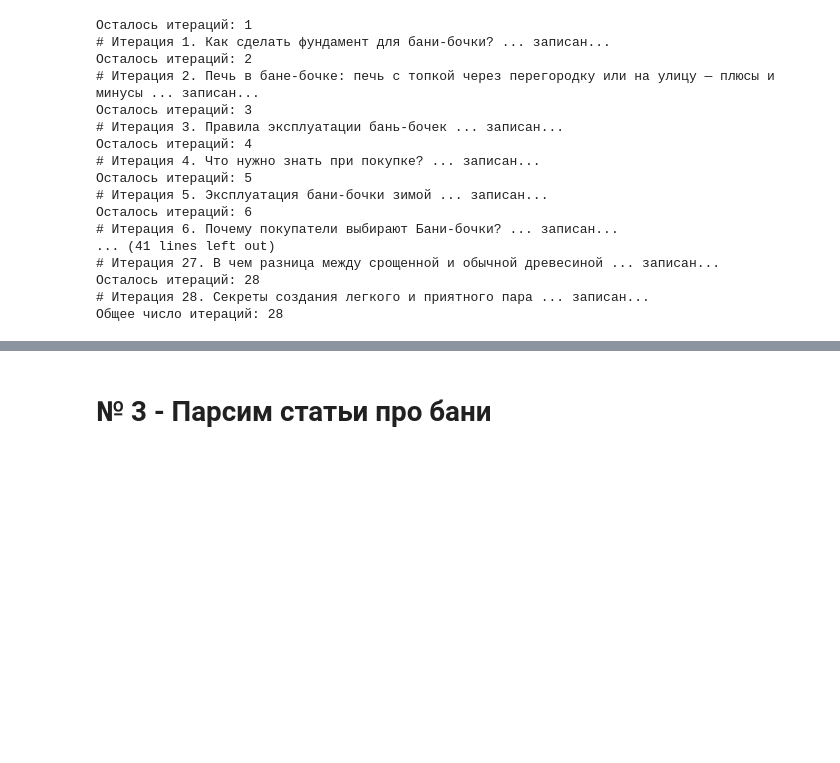
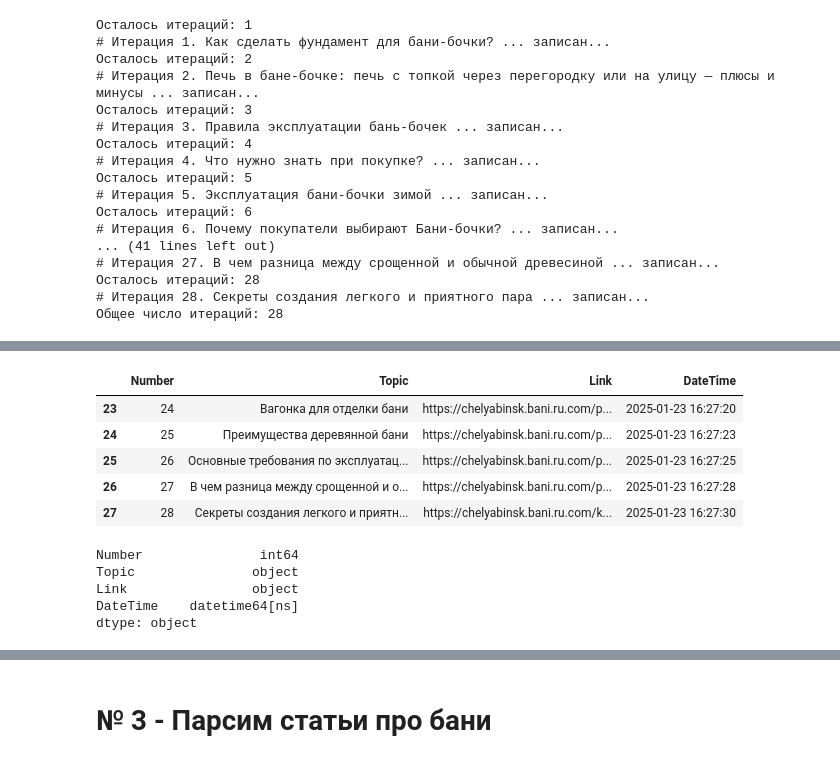
Before and after one commit to ayaweb7/parsing, a Jupyter notebook: notebooks/parsing_barrels.ipynb, the cells around one changed output, grey strips where cells are left out. Saved outputs shown, nothing was run; the diff lists cells and outputs as text; code cells hidden in the pictures; blank space fills up the shorter version.

```diff
--- a/notebooks/parsing_barrels.ipynb
+++ b/notebooks/parsing_barrels.ipynb
@@ -177,13 +210,13 @@ print(articles)
 # в котором ключами будут имена категорий, а значениями - ссылки
 
 # Отправляем запрос на страницу, передаём в качестве GET-параметра URL-адрес
-r = requests.get(url=URL, headers=HEADERS)
+# r = requests.get(url=URL, headers=HEADERS)
 
 # Создаём объект Супа с параметрами
-soup = BeautifulSoup(r.text, 'lxml')
+# soup = BeautifulSoup(r.text, 'lxml')
 
 # Определяем DIV-ы с нужной инфой (заголовки статей)
-articles = soup.find('div', class_='desc list').find_all("a")
+# articles = soup.find('div', class_='desc list').find_all("a")
 
 articles_list = []
 articles_list_dict = {}
@@ -223,18 +256,15 @@ print(the_dict)
 {'one': 1, 'two': 2, 'three': 3, 'four': 4, 'five': 5}
 # %%
 # Отправляем запрос на страницу, передаём в качестве GET-параметра URL-адрес
-r = requests.get(url=URL, headers=HEADERS)
+# r = requests.get(url=URL, headers=HEADERS)
 
 # Создаём объект Супа с параметрами
-soup = BeautifulSoup(r.text, 'lxml')
+# soup = BeautifulSoup(r.text, 'lxml')
 
 # Определяем DIV-ы с нужной инфой (заголовки статей)
-articles = soup.find('div', class_='desc list').find_all("a")
+# articles = soup.find('div', class_='desc list').find_all("a")
 
-numbers_list = []
-topics_list = []
-links_list = []
-articles_list = []
+numbers_list, topics_list, links_list, articles_list = [], [], [], []
 articles_list_dict = {}
 
 count = 0
@@ -422,0 +483,12 @@ if __name__ == '__main__':
+# %%
+import json
+
+with open('strings.json') as f:
+    d = json.load(f)
+    print(d)
+# %%
+import json
+
+with open('../data/processed/json/barrels_articles_clb.json', encoding='utf-8') as file:
+    data1 = json.load(file)
+    print(data1)
@@ -422,0 +497,20 @@ if __name__ == '__main__':
+# %%
+# Преобразуем объект в пандасовский датафрейм
+# import pandas as pd
+df1 = pd.DataFrame(data1)
+df1.tail()
+# %% [output]
+|  | Number | Topic | Link | DateTime |
+| 23 | 24 | Вагонка для отделки бани | https://chelyabinsk.bani.ru.com/p... | 2025-01-23 16:27:20 |
+| 24 | 25 | Преимущества деревянной бани | https://chelyabinsk.bani.ru.com/p... | 2025-01-23 16:27:23 |
+| 25 | 26 | Основные требования по эксплуатац... | https://chelyabinsk.bani.ru.com/p... | 2025-01-23 16:27:25 |
+| 26 | 27 | В чем разница между срощенной и о... | https://chelyabinsk.bani.ru.com/p... | 2025-01-23 16:27:28 |
+| 27 | 28 | Секреты создания легкого и приятн... | https://chelyabinsk.bani.ru.com/k... | 2025-01-23 16:27:30 |
+# %%
+df1.dtypes
+# %% [output]
+Number               int64
+Topic               object
+Link                object
+DateTime    datetime64[ns]
+dtype: object
```
Also changed, not shown: parts of 151 cells of this notebook, 27 other files.
